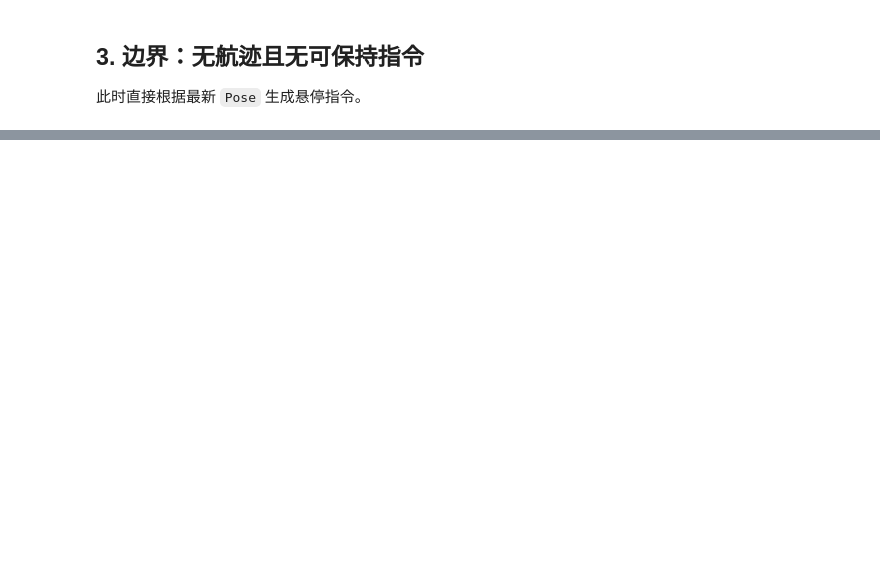
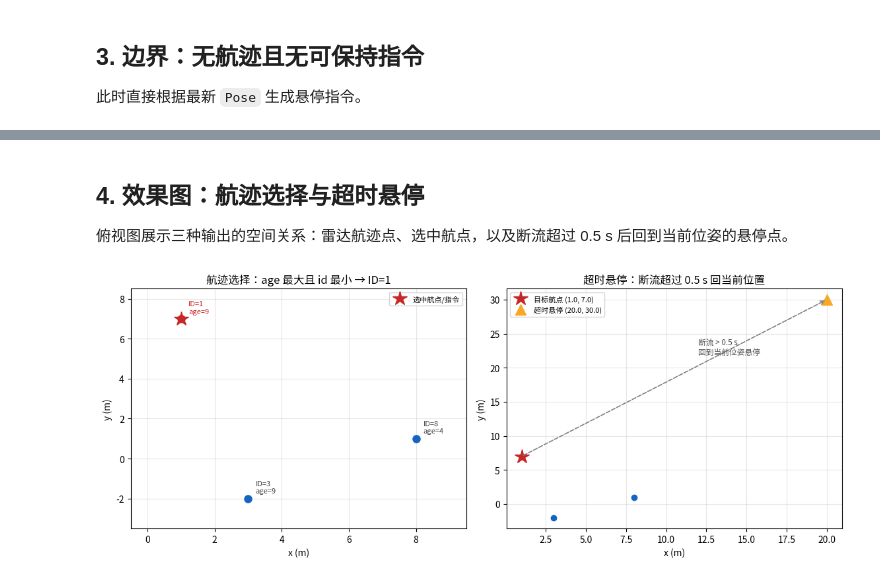
Before and after one commit to YYSY-FISH7/ai4, a Jupyter notebook: code/navigator.ipynb, the cells around one changed output, grey strips where cells are left out. Cells and saved outputs as stored; diff of their text form; code cells hidden in the pictures; blank space fills up the shorter version.

```diff
--- a/code/navigator.ipynb
+++ b/code/navigator.ipynb
@@ -60,0 +71,80 @@ assert empty.position == (20.0, 30.0, 6.0)
+# %% [markdown]
+## 4. 效果图：航迹选择与超时悬停
+
+俯视图展示三种输出的空间关系：雷达航迹点、选中航点，以及断流超过 0.5 s 后回到当前位姿的悬停点。
+# %%
+from pathlib import Path
+import sys
+
+root = Path.cwd().resolve()
+while root != root.parent and not (root / 'code' / 'navigator.py').is_file():
+    root = root.parent
+assert (root / 'code' / 'navigator.py').is_file(), '未找到项目根目录'
+if str(root / 'code') not in sys.path:
+    sys.path.insert(0, str(root / 'code'))
+
+%matplotlib inline
+import matplotlib.pyplot as plt
+
+from datatypes import Pose, Track
+from navigator import select_track, send_waypoint, waypoints_from_track, hover_setpoint
+
+plt.rcParams['font.sans-serif'] = ['Noto Sans CJK JP', 'DejaVu Sans']
+plt.rcParams['axes.unicode_minus'] = False
+
+def track(track_id, position, age):
+    return Track(track_id, position, (0.0, 0.0, 0.0), (0.0,) * 36, age)
+
+tracks = [
+    track(8, (8.0, 1.0, 3.0), age=4),
+    track(3, (3.0, -2.0, 5.0), age=9),
+    track(1, (1.0, 7.0, 2.0), age=9),
+]
+pose = Pose(position=(20.0, 30.0, 6.0), orientation=(0.0, 0.0, 0.0, 1.0))
+selected = select_track(tracks)
+waypoint = waypoints_from_track(selected)[0]
+command = send_waypoint(waypoint)
+hover = hover_setpoint(pose)
+
+fig, axes = plt.subplots(1, 2, figsize=(11.5, 4.6))
+
+ax = axes[0]
+for tr in tracks:
+    is_selected = tr.id == selected.id
+    ax.plot(tr.position[0], tr.position[1], 'o', ms=8,
+            color='#c62828' if is_selected else '#1565c0', zorder=3)
+    ax.annotate('ID=%d\nage=%d' % (tr.id, tr.age),
+                (tr.position[0], tr.position[1]),
+                textcoords='offset points', xytext=(8, 6), fontsize=8,
+                color='#c62828' if is_selected else '0.25')
+ax.plot(command.position[0], command.position[1], '*', ms=16, color='#c62828',
+        label='选中航点/指令', zorder=4)
+ax.set_xlabel('x (m)')
+ax.set_ylabel('y (m)')
+ax.set_title('航迹选择：age 最大且 id 最小 → ID=1')
+ax.legend(fontsize=8)
+ax.grid(alpha=0.3)
+ax.set_xlim(-0.5, 9.5)
+ax.set_ylim(-3.5, 8.5)
+
+ax = axes[1]
+for tr in tracks:
+    ax.plot(tr.position[0], tr.position[1], 'o', ms=6, color='#1565c0')
+ax.plot(command.position[0], command.position[1], '*', ms=16, color='#c62828',
+        label='目标航点 (%.1f, %.1f)' % (command.position[0], command.position[1]))
+ax.plot(hover.position[0], hover.position[1], '^', ms=12, color='#f9a825',
+        label='超时悬停 (%.1f, %.1f)' % (hover.position[0], hover.position[1]))
+ax.annotate('', xy=(hover.position[0], hover.position[1]),
+            xytext=(command.position[0], command.position[1]),
+            arrowprops=dict(arrowstyle='->', color='0.5', lw=1.2, linestyle='--'))
+ax.text(12.0, 22.0, '断流 > 0.5 s\n回到当前位姿悬停', fontsize=8.5, color='0.3')
+ax.set_xlabel('x (m)')
+ax.set_ylabel('y (m)')
+ax.set_title('超时悬停：断流超过 0.5 s 回当前位置')
+ax.legend(fontsize=8)
+ax.grid(alpha=0.3)
+
+plt.tight_layout()
+plt.show()
+# %% [output]
+[figure, added]
```
Also changed, not shown: parts of 3 cells of this notebook, 4 other files.
